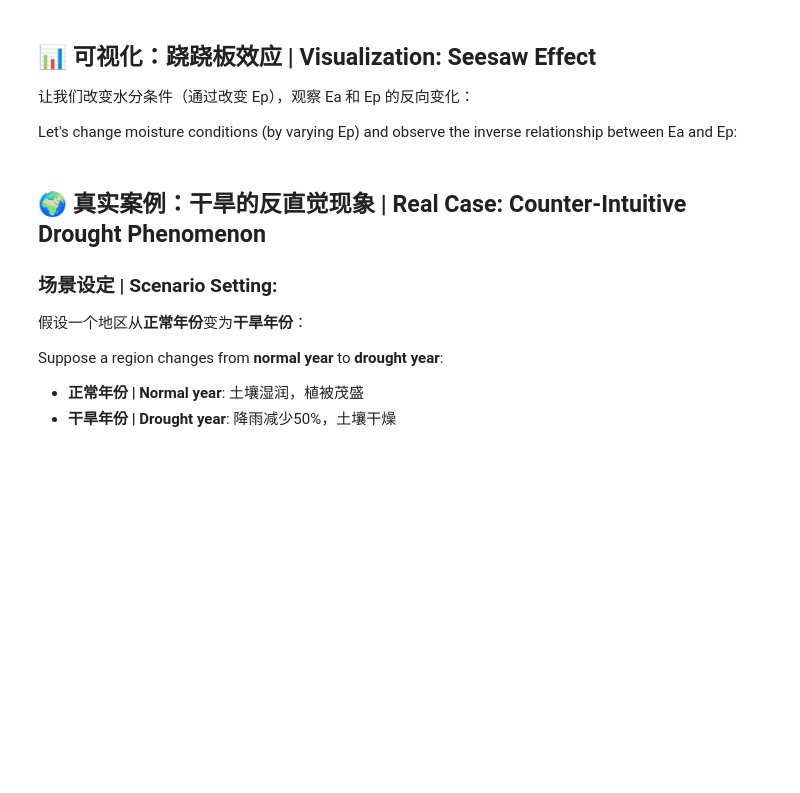
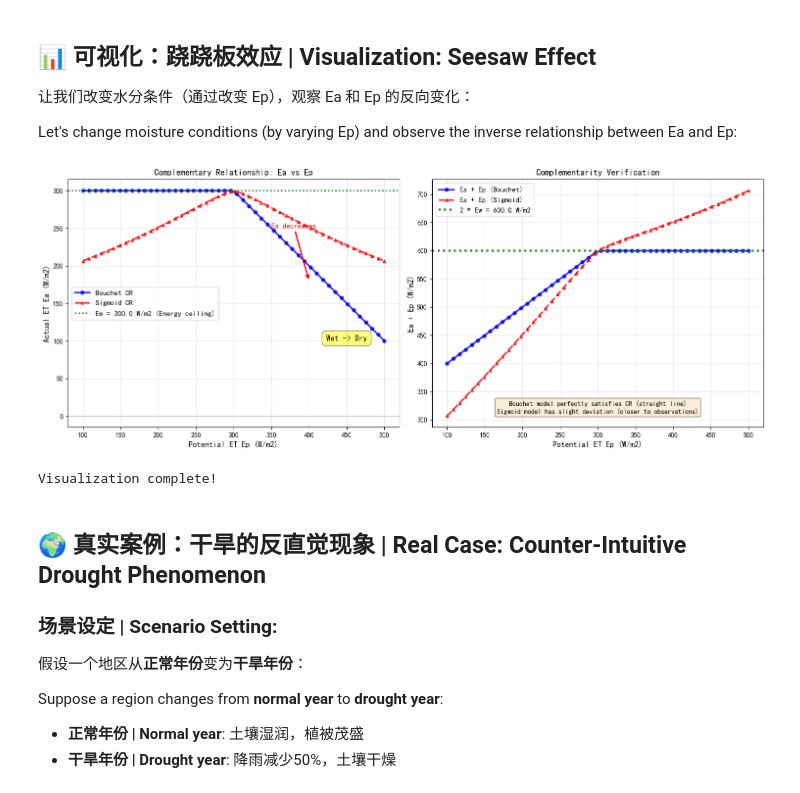
Before and after one commit to licm13/PET-CR, a Jupyter notebook: tutorials/02_Complementary_Relationship.ipynb, the cells around one changed output. Drawn from its saved outputs; the diff is of its cells as text; code cells hidden in the pictures; blank space fills up the shorter version.

```diff
--- a/tutorials/02_Complementary_Relationship.ipynb
+++ b/tutorials/02_Complementary_Relationship.ipynb
@@ -156,10 +176,14 @@ print("💡 Bouchet model perfectly satisfies the complementary relationship!")
 
 Let's change moisture conditions (by varying Ep) and observe the inverse relationship between Ea and Ep:
 # %%
+
 # 固定 Ew，改变 Ep（模拟从湿润到干旱）
 # Fix Ew, vary Ep (simulate from wet to dry)
-ew_fixed = 300.0  # W/m²
-ep_range = np.linspace(100, 500, 50)  # Ep 从 100 到 500 W/m²
+ew_fixed = 300.0  # W/m2
+ep_range = np.linspace(100, 500, 50)  # Ep from 100 to 500 W/m2
+
+# Set up Chinese font
+petcr.setup_chinese_font()
 
 # 计算不同模型的 Ea | Calculate Ea for different models
 ea_bouchet_range = [petcr.bouchet_cr(ep_val, ew_fixed) for ep_val in ep_range]
@@ -175,22 +199,21 @@ ax1.plot(ep_range, ea_bouchet_range, 'b-o', linewidth=2.5, markersize=5,
 ax1.plot(ep_range, ea_sigmoid_range, 'r--^', linewidth=2.5, markersize=5,
          label='Sigmoid CR', alpha=0.8)
 ax1.axhline(y=ew_fixed, color='green', linestyle=':', linewidth=2,
-            label=f'Ew = {ew_fixed} W/m² (能量上限 | Energy ceiling)')
+            label=f'Ew = {ew_fixed} W/m2 (Energy ceiling)')
 ax1.axhline(y=0, color='gray', linestyle='-', linewidth=0.5)
 
-ax1.set_xlabel('潜在蒸散发 Ep (W/m²) | Potential ET Ep (W/m²)', fontweight='bold', fontsize=12)
-ax1.set_ylabel('实际蒸散发 Ea (W/m²) | Actual ET Ea (W/m²)', fontweight='bold', fontsize=12)
-ax1.set_title('互补关系：Ea 随 Ep 的变化\nComplementary Relationship: Ea vs Ep',
-              fontweight='bold', fontsize=13)
+ax1.set_xlabel('Potential ET Ep (W/m2)', fontweight='bold', fontsize=12)
+ax1.set_ylabel('Actual ET Ea (W/m2)', fontweight='bold', fontsize=12)
+ax1.set_title('Complementary Relationship: Ea vs Ep', fontweight='bold', fontsize=13)
 ax1.legend(fontsize=11, loc='best')
 ax1.grid(alpha=0.3)
 
 # 添加注释 | Add annotations
-ax1.annotate('湿润 → 干旱\nWet → Dry',
+ax1.annotate('Wet -> Dry',
              xy=(450, 100), fontsize=12, fontweight='bold',
              bbox=dict(boxstyle='round,pad=0.5', facecolor='yellow', alpha=0.5),
              ha='center')
-ax1.annotate('Ea 下降\nEa decreases',
+ax1.annotate('Ea decreases',
              xy=(400, 180), xytext=(350, 250),
              arrowprops=dict(arrowstyle='->', lw=2, color='red'),
              fontsize=11, fontweight='bold', color='red')
@@ -198,41 +221,41 @@ ax1.annotate('Ea 下降\nEa decreases',
 # 右图：互补性验证（Ea + Ep vs 2*Ew）
 # Right: Complementarity verification (Ea + Ep vs 2*Ew)
 ax2 = axes[1]
 sum_bouchet = np.array(ea_bouchet_range) + ep_range
 sum_sigmoid = np.array(ea_sigmoid_range) + ep_range
 target_2ew = np.full_like(ep_range, 2 * ew_fixed)
 
 ax2.plot(ep_range, sum_bouchet, 'b-o', linewidth=2.5, markersize=5,
          label='Ea + Ep (Bouchet)', alpha=0.8)
 ax2.plot(ep_range, sum_sigmoid, 'r--^', linewidth=2.5, markersize=5,
          label='Ea + Ep (Sigmoid)', alpha=0.8)
 ax2.axhline(y=2*ew_fixed, color='green', linestyle=':', linewidth=3,
-            label=f'2 * Ew = {2*ew_fixed} W/m²')
+            label=f'2 * Ew = {2*ew_fixed} W/m2')
 
-ax2.set_xlabel('潜在蒸散发 Ep (W/m²) | Potential ET Ep (W/m²)', fontweight='bold', fontsize=12)
-ax2.set_ylabel('Ea + Ep (W/m²)', fontweight='bold', fontsize=12)
-ax2.set_title('互补关系验证：Ea + Ep = 2*Ew\nComplementarity Verification',
-              fontweight='bold', fontsize=13)
+ax2.set_xlabel('Potential ET Ep (W/m2)', fontweight='bold', fontsize=12)
+ax2.set_ylabel('Ea + Ep (W/m2)', fontweight='bold', fontsize=12)
+ax2.set_title('Complementarity Verification', fontweight='bold', fontsize=13)
 ax2.legend(fontsize=11, loc='best')
 ax2.grid(alpha=0.3)
 
 # 添加文字说明 | Add text explanation
 ax2.text(0.5, 0.05,
-         'Bouchet 模型完美满足互补关系（直线）\n'
-         'Sigmoid 模型略有偏差（更接近实际观测）\n'
          'Bouchet model perfectly satisfies CR (straight line)\n'
          'Sigmoid model has slight deviation (closer to observations)',
          transform=ax2.transAxes,
          fontsize=10,
          verticalalignment='bottom',
          horizontalalignment='center',
          bbox=dict(boxstyle='round', facecolor='wheat', alpha=0.5))
 
 plt.tight_layout()
 plt.savefig('figures/complementary_relationship.png', dpi=150, bbox_inches='tight')
 plt.show()
 
-print("\n✅ 可视化完成！Visualization complete!")
+print("\nVisualization complete!")
+# %% [output]
+[figure, added]
+Visualization complete!
 # %% [markdown]
 ## 🌍 真实案例：干旱的反直觉现象 | Real Case: Counter-Intuitive Drought Phenomenon
 
```
Also changed, not shown: parts of 3 cells of this notebook, 11 other files.
